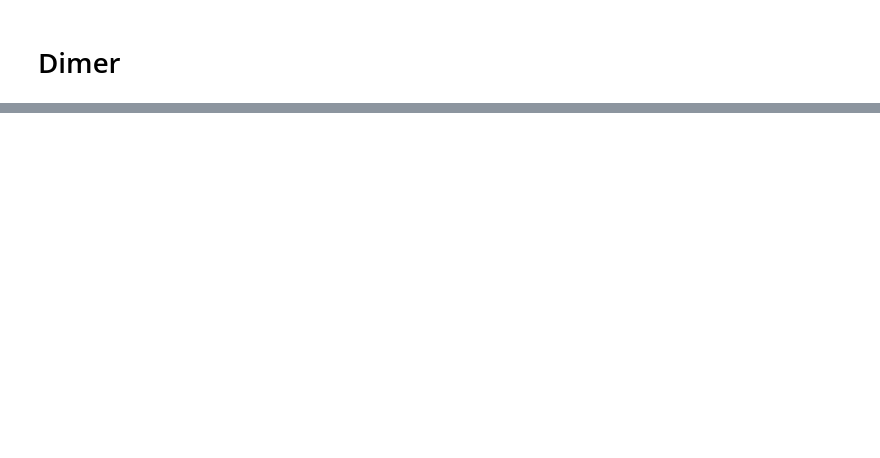
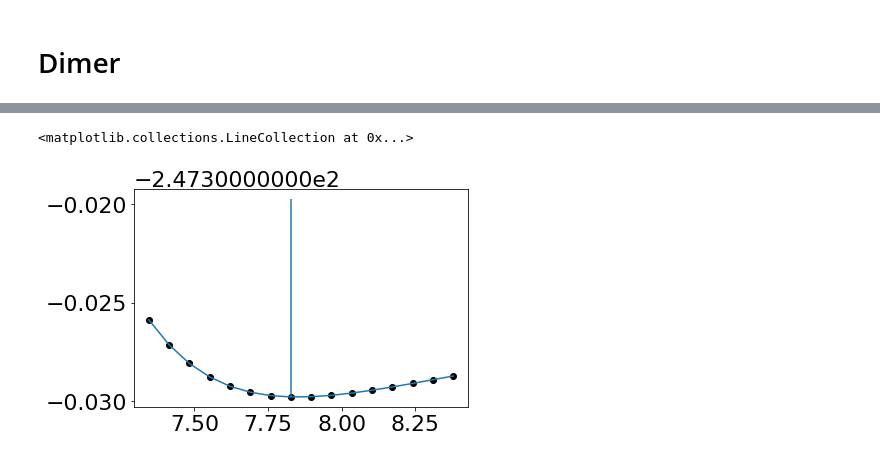
Before and after one commit to Oliver-Feighan/SpectralDensity, a Jupyter notebook: hessians/Dimer.ipynb, the cells around one changed output, grey strips where cells are left out. Saved outputs shown, nothing was run; the diff lists cells and outputs as text; code cells hidden in the pictures; blank space fills up the shorter version.

```diff
--- a/hessians/Dimer.ipynb
+++ b/hessians/Dimer.ipynb
@@ -128,0 +200,7 @@ fig.set_size_inches(36,12)
+# %%
+plt.plot(distances[5:21], energies[5:21])
+plt.scatter(distances[5:21], energies[5:21], color='black')
+plt.vlines([distances[np.argmin(energies)]], ymin=energies[np.argmin(energies)], ymax=energies[np.argmin(energies)]+0.01)
+# %% [output]
+<matplotlib.collections.LineCollection at 0x...>
+[figure, added]
```
Also changed, not shown: parts of 8 cells of this notebook, 22 other files.
